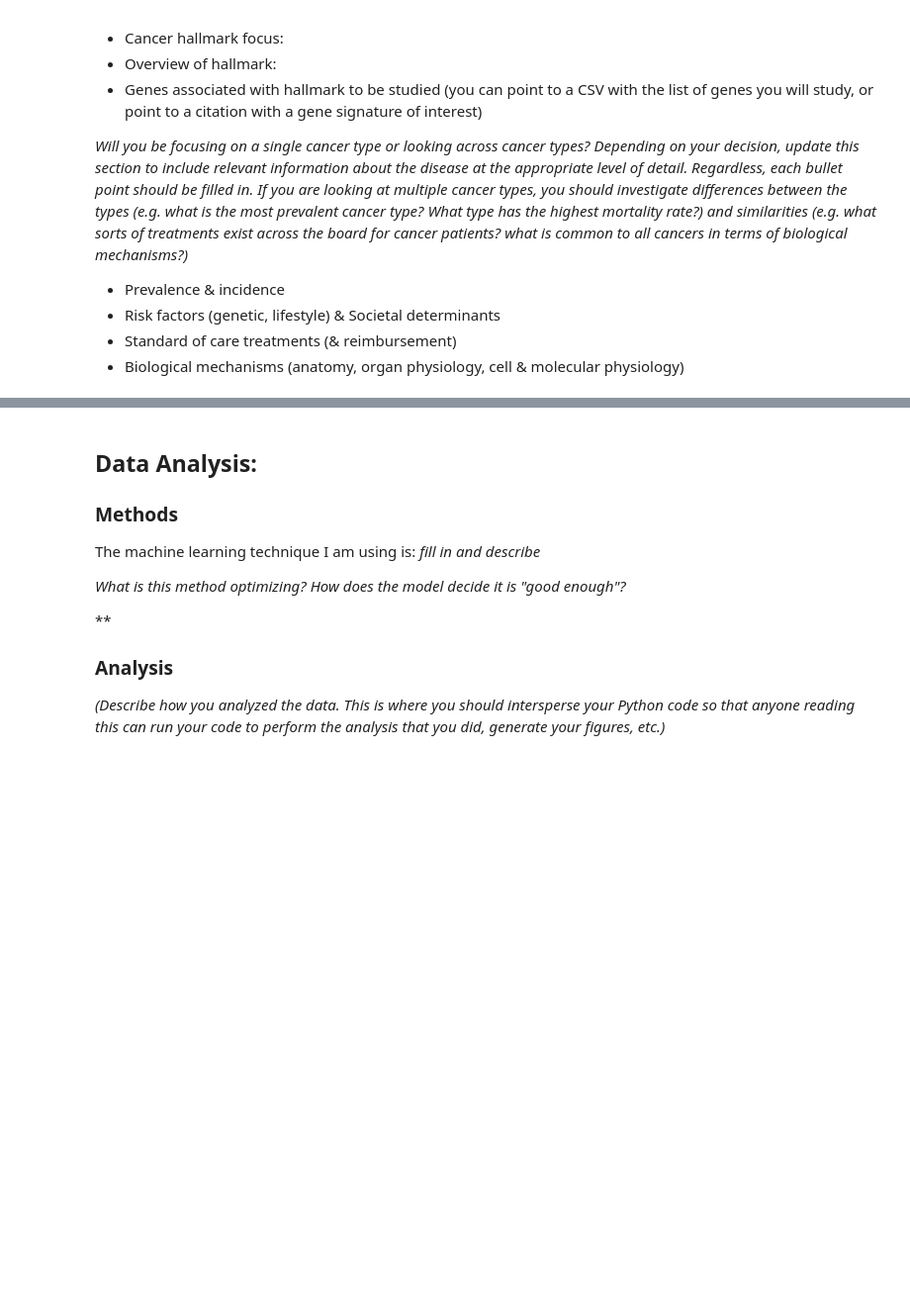
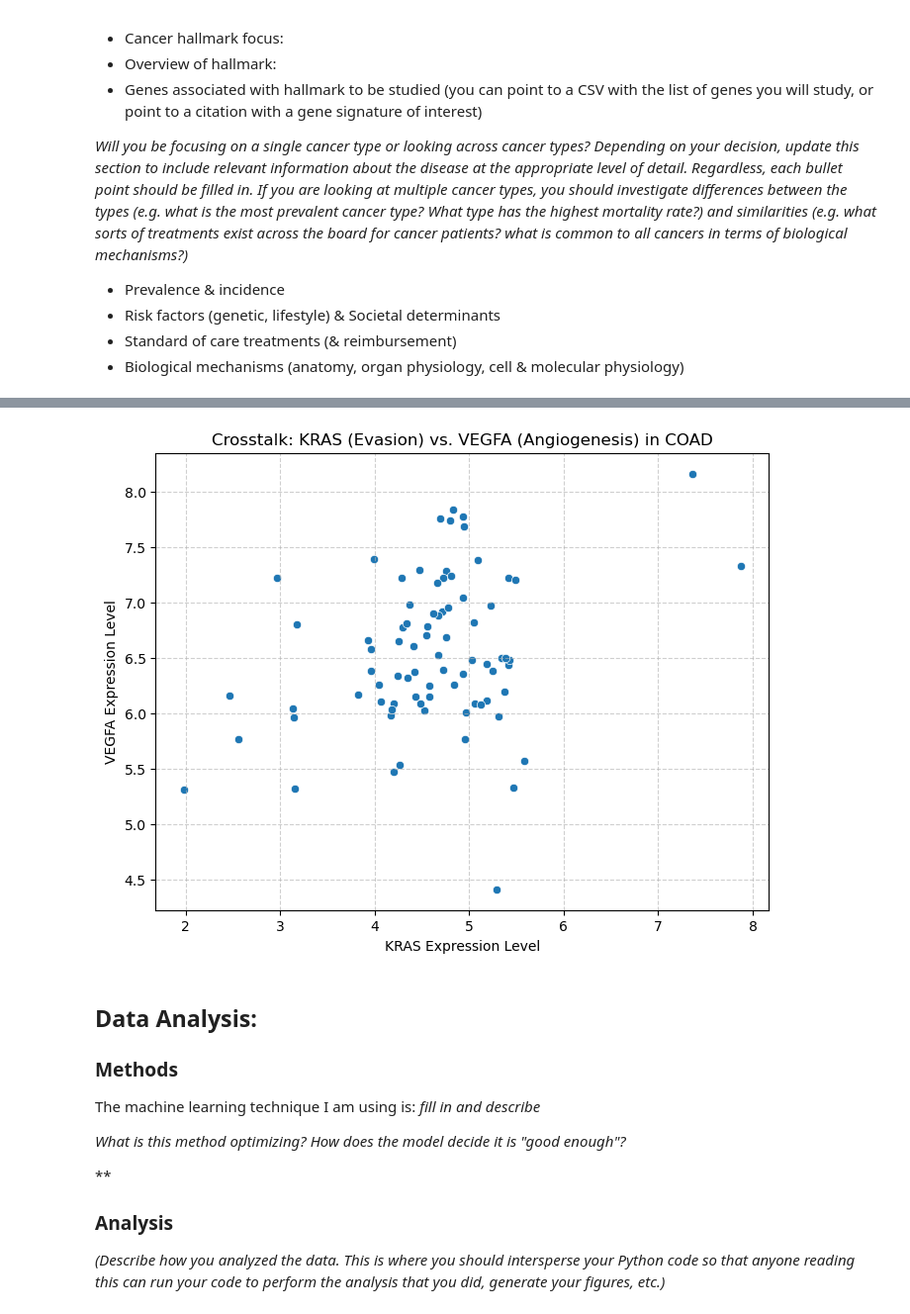
Before and after one commit to ReaganOswald/Module-4-Cancer, a Jupyter notebook: code/Module 4 Template.ipynb, the cells around one changed output, grey strips where cells are left out. Shown at 99% size. Cells and saved outputs as stored; diff of their text form; code cells hidden in the pictures; blank space fills up the shorter version.

```diff
--- a/code/Module 4 Template.ipynb
+++ b/code/Module 4 Template.ipynb
@@ -83,3 +178,15 @@ Incidence: 37.1/100,000 new cases per year (2018-2022)
+# %%
+
+plt.figure(figsize=(8, 6))
+sns.scatterplot(data=COAD_merged, x='KRAS', y='VEGFA')
+
+plt.title("Crosstalk: KRAS (Evasion) vs. VEGFA (Angiogenesis) in COAD")
+plt.xlabel("KRAS Expression Level")
+plt.ylabel("VEGFA Expression Level")
+plt.grid(True, linestyle='--', alpha=0.6)
+plt.show()
+# %% [output]
+[figure, added]
 # %% [markdown]
 ## Data Analysis:
 
```
Also changed, not shown: parts of 8 cells of this notebook, 1 other file.
